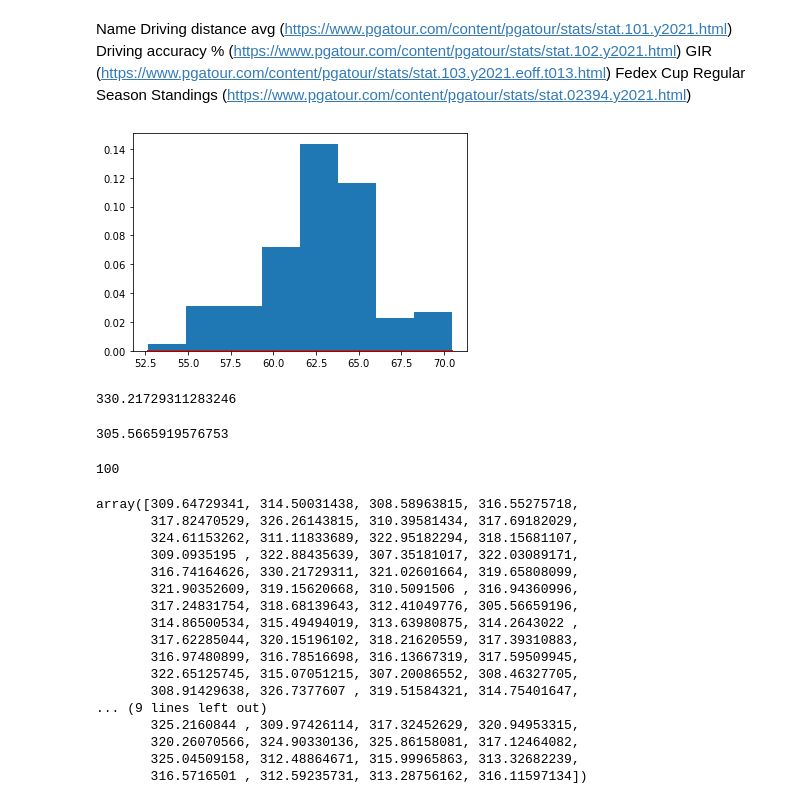
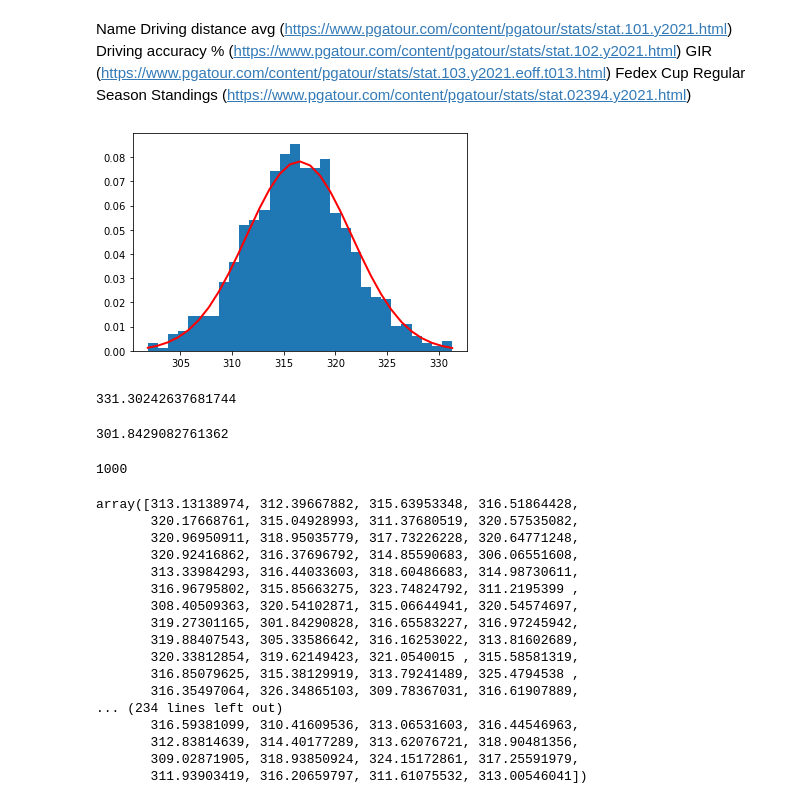
Before and after one commit to AndyWalker81/ProgrammingForDataAnalysis_Project, a Jupyter notebook: Programming_Project.ipynb, the cells around one changed output. Saved outputs shown, nothing was run; the diff lists cells and outputs as text; code cells hidden in the pictures.

```diff
--- a/Programming_Project.ipynb
+++ b/Programming_Project.ipynb
@@ -187,53 +161,53 @@ Fedex Cup Regular Season Standings (https://www.pgatour.com/content/pgatour/stat
 # %%
 mu, sigma = 316.5, 5.1
 
-x = np.random.default_rng().normal(mu, sigma, 100)
+x = np.random.default_rng().normal(mu, sigma, 1000)
 
-count, bins, ignored = plt.hist(s, 8, density=True)
+count, bins, ignored = plt.hist(x, 30, density=True)
 
 plt.plot(bins, 1/(sigma * np.sqrt(2 * np.pi)) *
 
                np.exp( - (bins - mu)**2 / (2 * sigma**2) ),
 
          linewidth=2, color='r')
 
 plt.show()
 
 # https://www.statisticshowto.com/choose-bin-sizes-statistics/
 # %% [output]
-[figure, old version]
+[figure, new version]
 # %%
 x.max()
 # %% [output]
-330.21729311283246
+331.30242637681744
 # %%
 x.min()
 # %% [output]
-305.5665919576753
+301.8429082761362
 # %%
 len(x)
 # %% [output]
-100
+1000
 # %%
 x
 # %% [output]
-array([309.64729341, 314.50031438, 308.58963815, 316.55275718,
-       317.82470529, 326.26143815, 310.39581434, 317.69182029,
-       324.61153262, 311.11833689, 322.95182294, 318.15681107,
-       309.0935195 , 322.88435639, 307.35181017, 322.03089171,
-       316.74164626, 330.21729311, 321.02601664, 319.65808099,
-       321.90352609, 319.15620668, 310.5091506 , 316.94360996,
-       317.24831754, 318.68139643, 312.41049776, 305.56659196,
-       314.86500534, 315.49494019, 313.63980875, 314.2643022 ,
-       317.62285044, 320.15196102, 318.21620559, 317.39310883,
-       316.97480899, 316.78516698, 316.13667319, 317.59509945,
-       322.65125745, 315.07051215, 307.20086552, 308.46327705,
-       308.91429638, 326.7377607 , 319.51584321, 314.75401647,
-... (9 lines left out)
-       325.2160844 , 309.97426114, 317.32452629, 320.94953315,
-       320.26070566, 324.90330136, 325.86158081, 317.12464082,
-       325.04509158, 312.48864671, 315.99965863, 313.32682239,
-       316.5716501 , 312.59235731, 313.28756162, 316.11597134])
+array([313.13138974, 312.39667882, 315.63953348, 316.51864428,
+       320.17668761, 315.04928993, 311.37680519, 320.57535082,
+       320.96950911, 318.95035779, 317.73226228, 320.64771248,
+       320.92416862, 316.37696792, 314.85590683, 306.06551608,
+       313.33984293, 316.44033603, 318.60486683, 314.98730611,
+       316.96795802, 315.85663275, 323.74824792, 311.2195399 ,
+       308.40509363, 320.54102871, 315.06644941, 320.54574697,
+       319.27301165, 301.84290828, 316.65583227, 316.97245942,
+       319.88407543, 305.33586642, 316.16253022, 313.81602689,
+       320.33812854, 319.62149423, 321.0540015 , 315.58581319,
+       316.85079625, 315.38129919, 313.79241489, 325.4794538 ,
+       316.35497064, 326.34865103, 309.78367031, 316.61907889,
+... (234 lines left out)
+       316.59381099, 310.41609536, 313.06531603, 316.44546963,
+       312.83814639, 314.40177289, 313.62076721, 318.90481356,
+       309.02871905, 318.93850924, 324.15172861, 317.25591979,
+       311.93903419, 316.20659797, 311.61075532, 313.00546041])
 # %%
 mu, sigma = 62.6, 3.1
 
```
Also changed, not shown: parts of 12 cells of this notebook.
